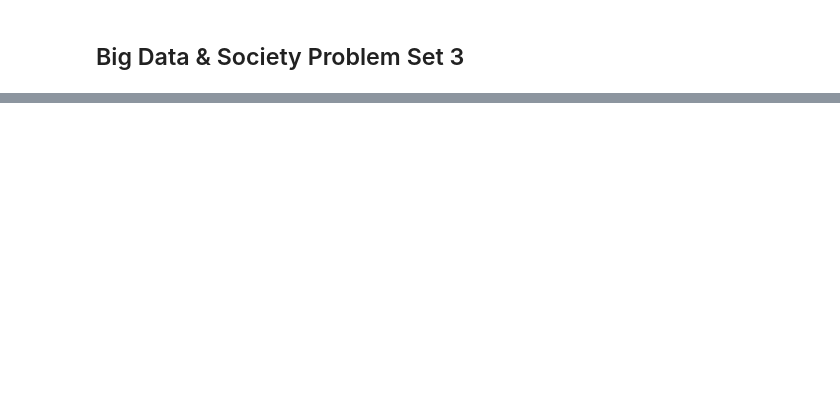
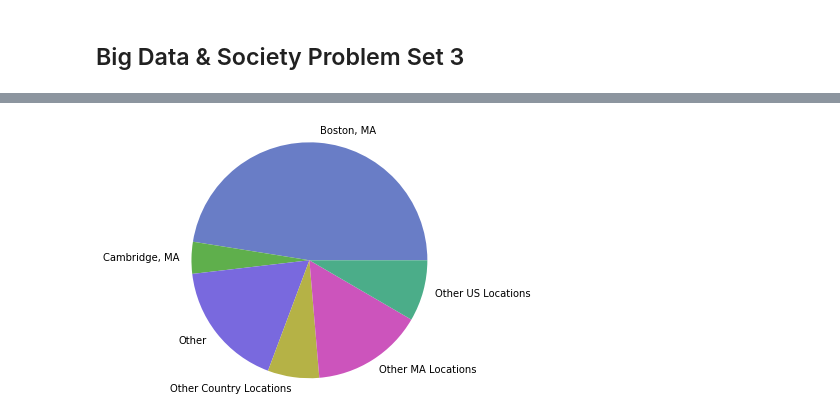
Before and after one commit to epkh/big-data-spring2017, a Jupyter notebook: week4/PSET_3_Scraping_Holtzman.ipynb, the cells around one changed output, grey strips where cells are left out. Cells and saved outputs as stored; diff of their text form; code cells hidden in the pictures; blank space fills up the shorter version.

```diff
--- a/week4/PSET_3_Scraping_Holtzman.ipynb
+++ b/week4/PSET_3_Scraping_Holtzman.ipynb
@@ -76,0 +233,3 @@ get_tweets_by_location(latlong)
+# %%
+## Clean the data so that duplicates are dropped and locations are consistently titled
+df_tweets = df_tweets.astype(str)
@@ -76,0 +412,10 @@ get_tweets_by_location(latlong)
+# %%
+df_tweets2 = pd.DataFrame(df_tweets1)
+# %%
+# groupping and sorting
+grouped_tweets = df_tweets2.groupby('location')
+count_tweets = grouped_tweets['location'].count()
+df_count_tweets = count_tweets.to_frame()
+df_count_tweets.columns = ['Count']
+df_count_tweets.index.names = ['Location']
+df_count_tweets.sort_index()
@@ -76,0 +431,18 @@ get_tweets_by_location(latlong)
+# %%
+# create a list of colors (from iWantHue)
+colors = ["#697dc6","#5faf4c","#7969de","#b5b246",
+          "#cc54bc","#4bad89"]
+
+# create a pie chart
+plt.pie( df_count_tweets['Count'], labels=df_count_tweets.index.get_values(), shadow=False, colors=colors)
+
+# View the plot drop above
+plt.axis('equal')
+
+# View the plot
+plt.tight_layout()
+plt.show()
+
+## ADD TITLE AND CHANGE COLORS!!
+# %% [output]
+[figure, added]
```
Also changed, not shown: parts of 20 cells of this notebook, 7 other files.
